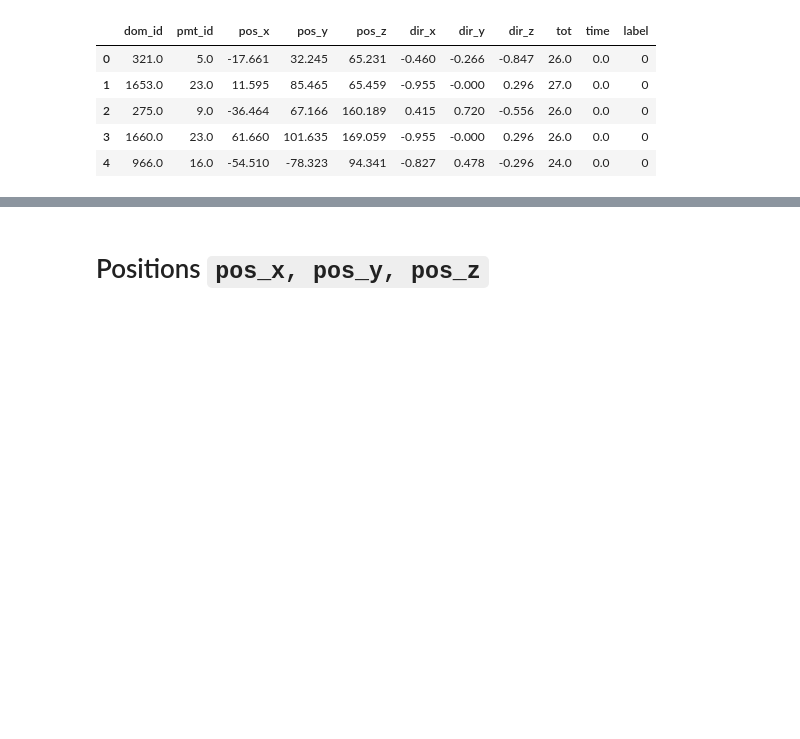
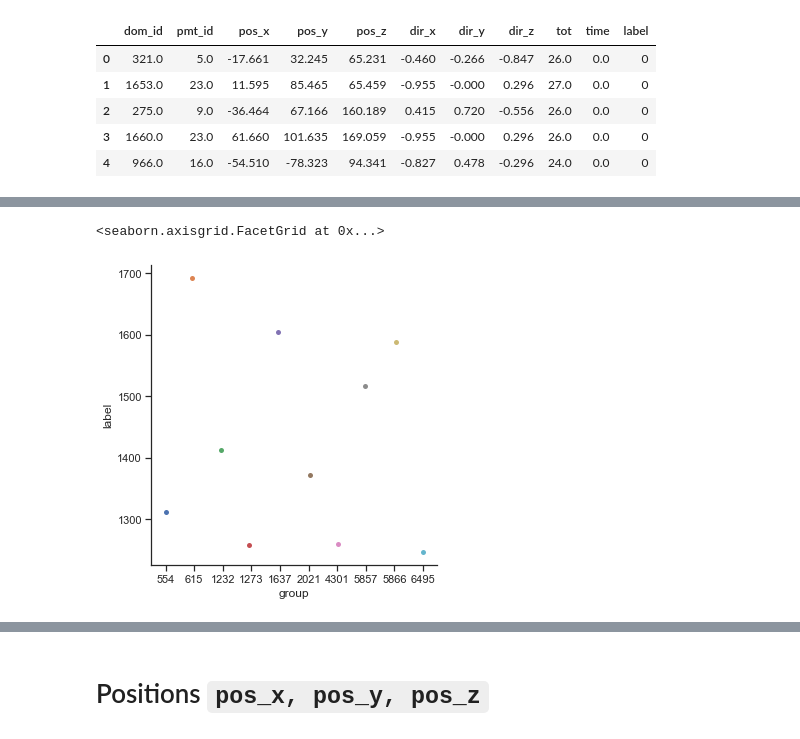
Before and after one commit to shrutirao94/km3net-neutrino-detection, a Jupyter notebook: notebooks/exploration.ipynb, the cells around one changed output, grey strips where cells are left out. Drawn from its saved outputs; the diff is of its cells as text; code cells hidden in the pictures; blank space fills up the shorter version.

```diff
--- a/notebooks/exploration.ipynb
+++ b/notebooks/exploration.ipynb
@@ -59,0 +132,2 @@ print("The noise:signal ratio is noted to be roughly {0}:{1}".format(round(noise
+# %%
+df_only_hits = data[['group', 'label']][data.label == 1].groupby('group')['label'].count().sort_values(ascending=False)
@@ -59,0 +154,10 @@ print("The noise:signal ratio is noted to be roughly {0}:{1}".format(round(noise
+# %%
+df_only_hits = pd.DataFrame(df_only_hits)
+# %%
+df_only_hits = df_only_hits.reset_index()
+# %%
+sns.set(style="ticks", color_codes=True)
+sns.catplot(x='group', y="label", data=df_only_hits[:10])
+# %% [output]
+<seaborn.axisgrid.FacetGrid at 0x...>
+[figure, added]
```
Also changed, not shown: parts of 42 cells of this notebook.
